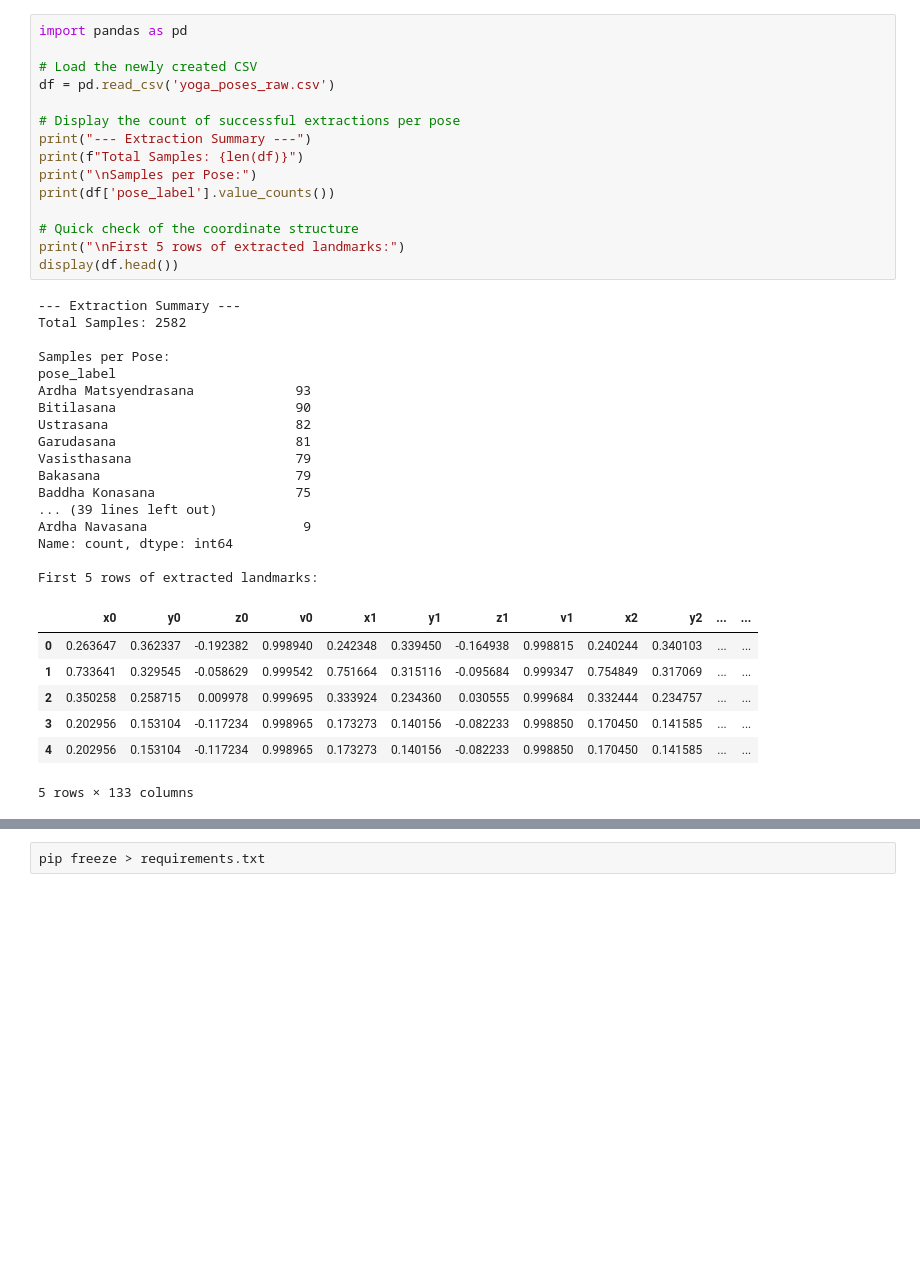
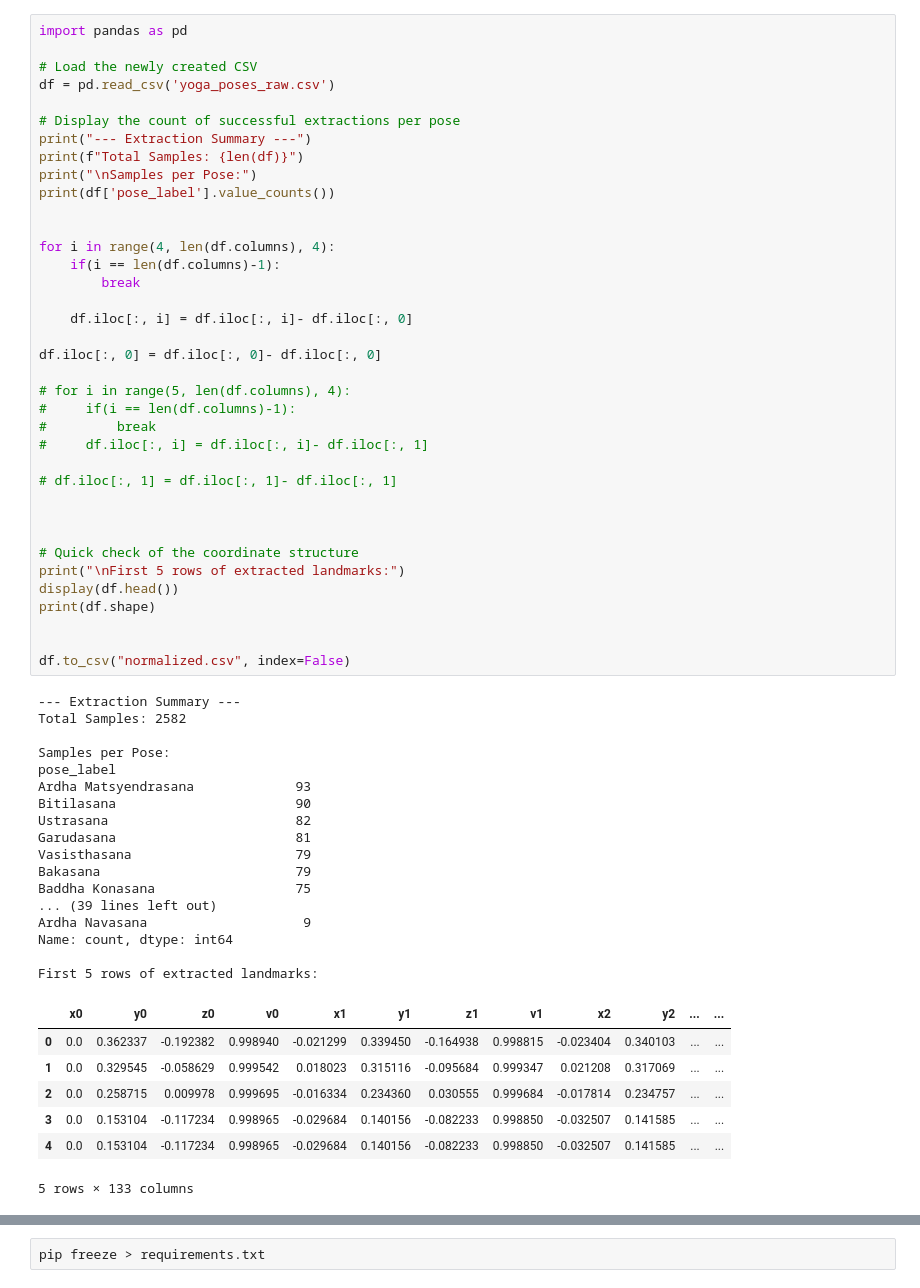
Before and after one commit to svarshh/yoga_pose_corrector, a Jupyter notebook: 01_Pose_Feature_Extraction.ipynb, the cells around one changed output, grey strips where cells are left out. Drawn from its saved outputs; the diff is of its cells as text; blank space fills up the shorter version.

```diff
--- a/01_Pose_Feature_Extraction.ipynb
+++ b/01_Pose_Feature_Extraction.ipynb
@@ -105,36 +64,58 @@ import pandas as pd
 df = pd.read_csv('yoga_poses_raw.csv')
 
 # Display the count of successful extractions per pose
 print("--- Extraction Summary ---")
 print(f"Total Samples: {len(df)}")
 print("\nSamples per Pose:")
 print(df['pose_label'].value_counts())
 
+
+for i in range(4, len(df.columns), 4):
+    if(i == len(df.columns)-1):
+        break
+
+    df.iloc[:, i] = df.iloc[:, i]- df.iloc[:, 0]
+
+df.iloc[:, 0] = df.iloc[:, 0]- df.iloc[:, 0]
+
+# for i in range(5, len(df.columns), 4):
+#     if(i == len(df.columns)-1):
+#         break
+#     df.iloc[:, i] = df.iloc[:, i]- df.iloc[:, 1]
+
+# df.iloc[:, 1] = df.iloc[:, 1]- df.iloc[:, 1]
+
+
+
 # Quick check of the coordinate structure
 print("\nFirst 5 rows of extracted landmarks:")
 display(df.head())
+print(df.shape)
+
+
+df.to_csv("normalized.csv", index=False)
 # %% [output]
 --- Extraction Summary ---
 Total Samples: 2582
 
 Samples per Pose:
 pose_label
 Ardha Matsyendrasana             93
 Bitilasana                       90
 Ustrasana                        82
 Garudasana                       81
 Vasisthasana                     79
 Bakasana                         79
 Baddha Konasana                  75
 ... (39 lines left out)
 Ardha Navasana                    9
 Name: count, dtype: int64
 
 First 5 rows of extracted landmarks:
 |  | x0 | y0 | z0 | v0 | x1 | y1 | z1 | v1 | x2 | y2 | ... | ... |
-| 0 | 0.263647 | 0.362337 | -0.192382 | 0.998940 | 0.242348 | 0.339450 | -0.164938 | 0.998815 | 0.240244 | 0.340103 | ... | ... |
-| 1 | 0.733641 | 0.329545 | -0.058629 | 0.999542 | 0.751664 | 0.315116 | -0.095684 | 0.999347 | 0.754849 | 0.317069 | ... | ... |
-| 2 | 0.350258 | 0.258715 | 0.009978 | 0.999695 | 0.333924 | 0.234360 | 0.030555 | 0.999684 | 0.332444 | 0.234757 | ... | ... |
-| 3 | 0.202956 | 0.153104 | -0.117234 | 0.998965 | 0.173273 | 0.140156 | -0.082233 | 0.998850 | 0.170450 | 0.141585 | ... | ... |
-| 4 | 0.202956 | 0.153104 | -0.117234 | 0.998965 | 0.173273 | 0.140156 | -0.082233 | 0.998850 | 0.170450 | 0.141585 | ... | ... |
+| 0 | 0.0 | 0.362337 | -0.192382 | 0.998940 | -0.021299 | 0.339450 | -0.164938 | 0.998815 | -0.023404 | 0.340103 | ... | ... |
+| 1 | 0.0 | 0.329545 | -0.058629 | 0.999542 | 0.018023 | 0.315116 | -0.095684 | 0.999347 | 0.021208 | 0.317069 | ... | ... |
+| 2 | 0.0 | 0.258715 | 0.009978 | 0.999695 | -0.016334 | 0.234360 | 0.030555 | 0.999684 | -0.017814 | 0.234757 | ... | ... |
+| 3 | 0.0 | 0.153104 | -0.117234 | 0.998965 | -0.029684 | 0.140156 | -0.082233 | 0.998850 | -0.032507 | 0.141585 | ... | ... |
+| 4 | 0.0 | 0.153104 | -0.117234 | 0.998965 | -0.029684 | 0.140156 | -0.082233 | 0.998850 | -0.032507 | 0.141585 | ... | ... |
 5 rows × 133 columns
```
Also changed, not shown: parts of 7 cells of this notebook, 9 other files.
